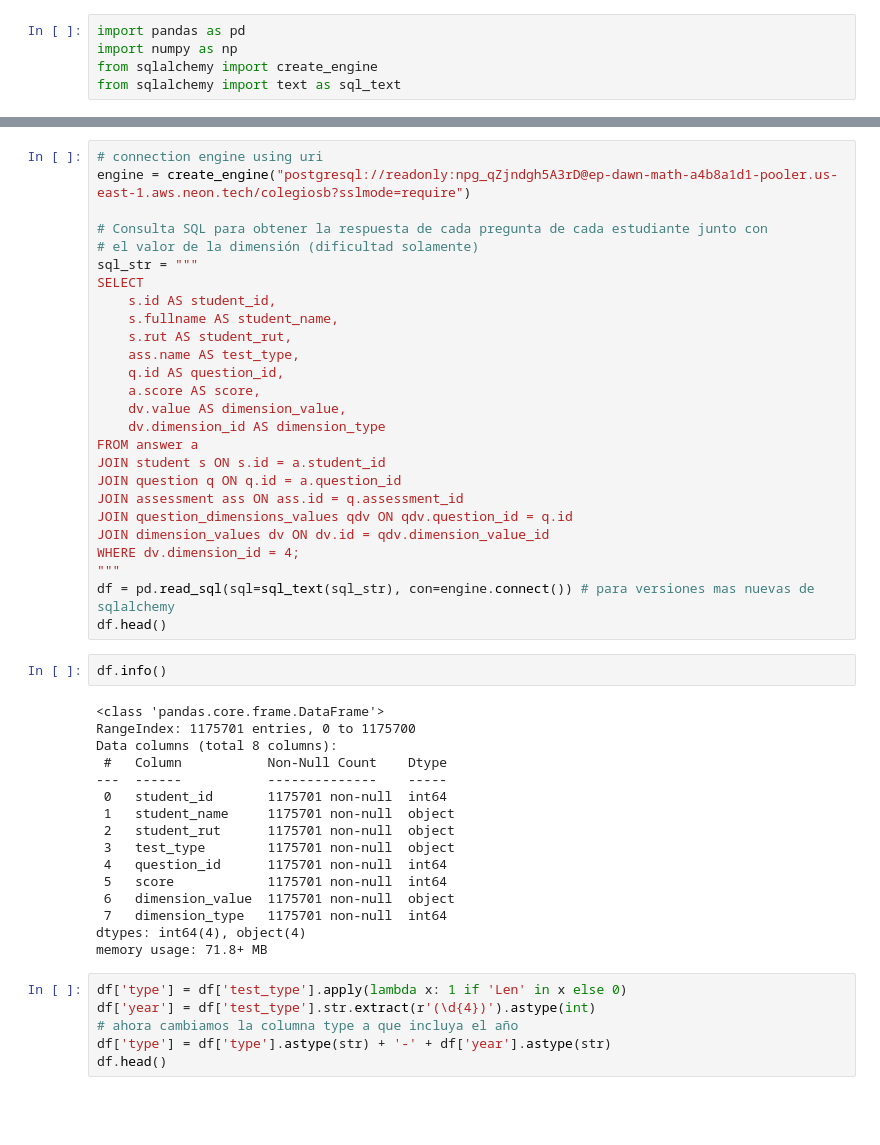
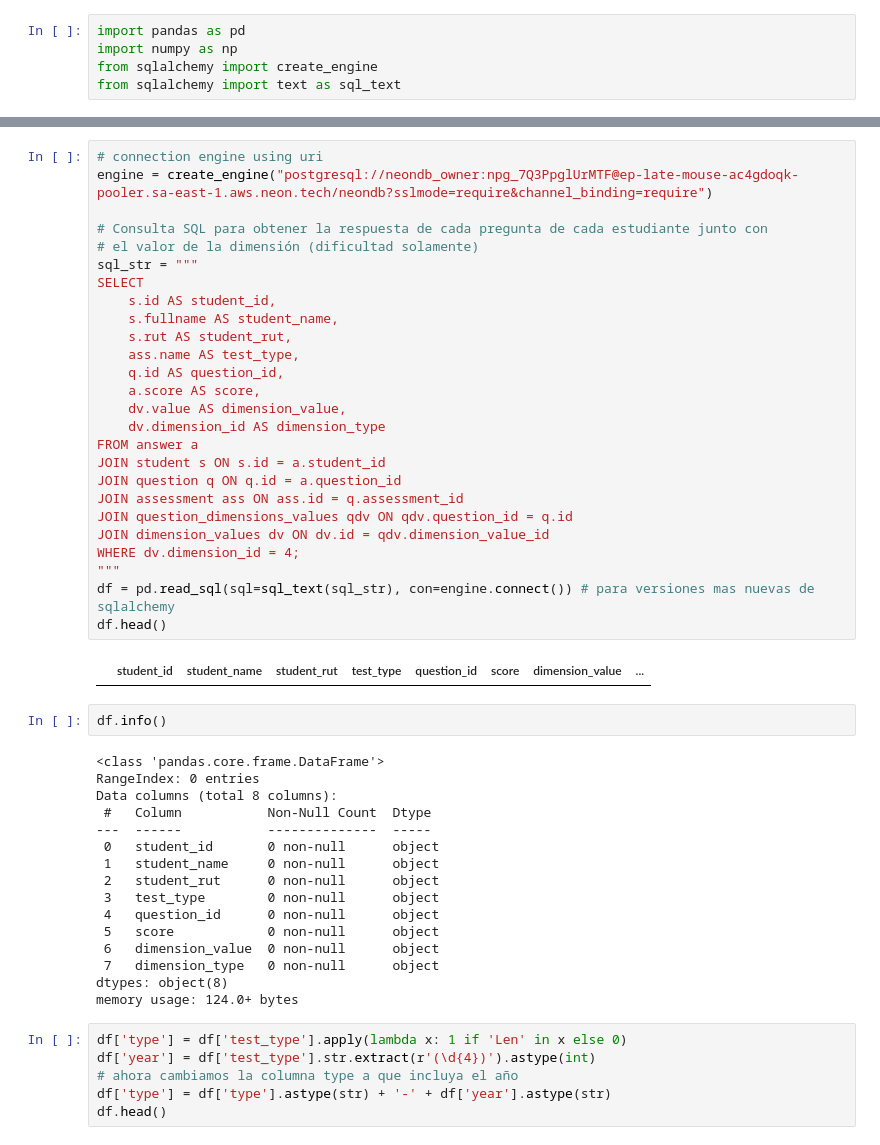
Before and after one commit to FranCaprile/sistema_paes_enterprise, a Jupyter notebook: src/data_pipeline/datos_dificultad.ipynb, the cells around one changed output, grey strips where cells are left out. Drawn from its saved outputs; the diff is of its cells as text; blank space fills up the shorter version.

```diff
--- a/src/data_pipeline/datos_dificultad.ipynb
+++ b/src/data_pipeline/datos_dificultad.ipynb
@@ -6,47 +21,49 @@ from sqlalchemy import text as sql_text
 # %%
 # connection engine using uri
-engine = create_engine("postgresql://readonly:npg_qZjndgh5A3rD@ep-dawn-math-a4b8a1d1-pooler.us-east-1.aws.neon.tech/colegiosb?sslmode=require")
+engine = create_engine("postgresql://neondb_owner:npg_7Q3PpglUrMTF@ep-late-mouse-ac4gdoqk-pooler.sa-east-1.aws.neon.tech/neondb?sslmode=require&channel_binding=require")
 
 # Consulta SQL para obtener la respuesta de cada pregunta de cada estudiante junto con
 # el valor de la dimensión (dificultad solamente)
 sql_str = """
 SELECT
     s.id AS student_id,
     s.fullname AS student_name,
     s.rut AS student_rut,
     ass.name AS test_type,
     q.id AS question_id,
     a.score AS score,
     dv.value AS dimension_value,
     dv.dimension_id AS dimension_type
 FROM answer a
 JOIN student s ON s.id = a.student_id
 JOIN question q ON q.id = a.question_id
 JOIN assessment ass ON ass.id = q.assessment_id
 JOIN question_dimensions_values qdv ON qdv.question_id = q.id
 JOIN dimension_values dv ON dv.id = qdv.dimension_value_id
 WHERE dv.dimension_id = 4;
 """
 df = pd.read_sql(sql=sql_text(sql_str), con=engine.connect()) # para versiones mas nuevas de sqlalchemy
 df.head()
+# %% [output]
+|  | student_id | student_name | student_rut | test_type | question_id | score | dimension_value | ... |
 # %%
 df.info()
 # %% [output]
 <class 'pandas.core.frame.DataFrame'>
-RangeIndex: 1175701 entries, 0 to 1175700
+RangeIndex: 0 entries
 Data columns (total 8 columns):
- #   Column           Non-Null Count    Dtype
----  ------           --------------    -----
- 0   student_id       1175701 non-null  int64
- 1   student_name     1175701 non-null  object
- 2   student_rut      1175701 non-null  object
- 3   test_type        1175701 non-null  object
- 4   question_id      1175701 non-null  int64
- 5   score            1175701 non-null  int64
- 6   dimension_value  1175701 non-null  object
- 7   dimension_type   1175701 non-null  int64
-dtypes: int64(4), object(4)
-memory usage: 71.8+ MB
+ #   Column           Non-Null Count  Dtype
+---  ------           --------------  -----
+ 0   student_id       0 non-null      object
+ 1   student_name     0 non-null      object
+ 2   student_rut      0 non-null      object
+ 3   test_type        0 non-null      object
+ 4   question_id      0 non-null      object
+ 5   score            0 non-null      object
+ 6   dimension_value  0 non-null      object
+ 7   dimension_type   0 non-null      object
+dtypes: object(8)
+memory usage: 124.0+ bytes
 # %%
 df['type'] = df['test_type'].apply(lambda x: 1 if 'Len' in x else 0)
 df['year'] = df['test_type'].str.extract(r'(\d{4})').astype(int)
```
Also changed, not shown: parts of 1 cell of this notebook, 17 other files.
